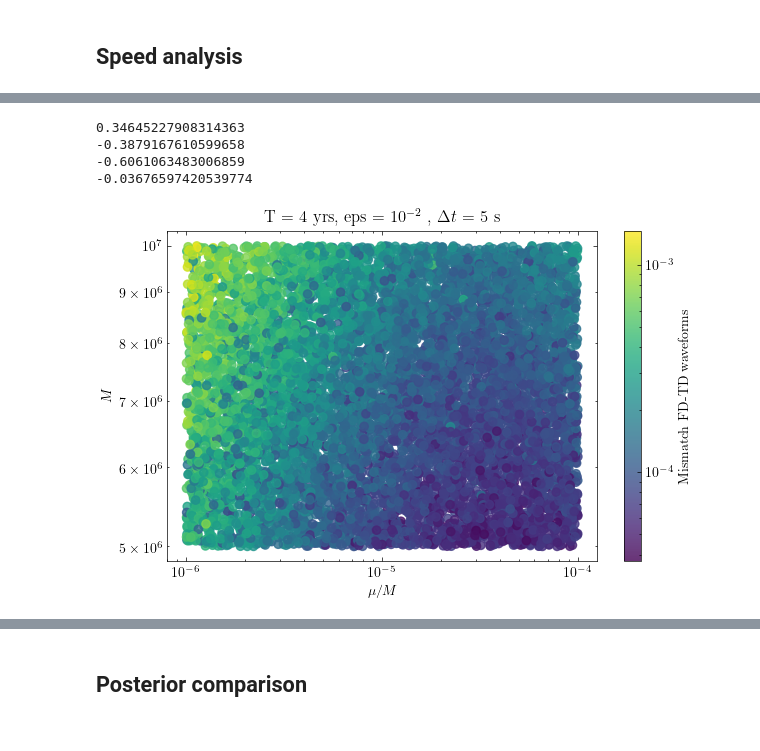
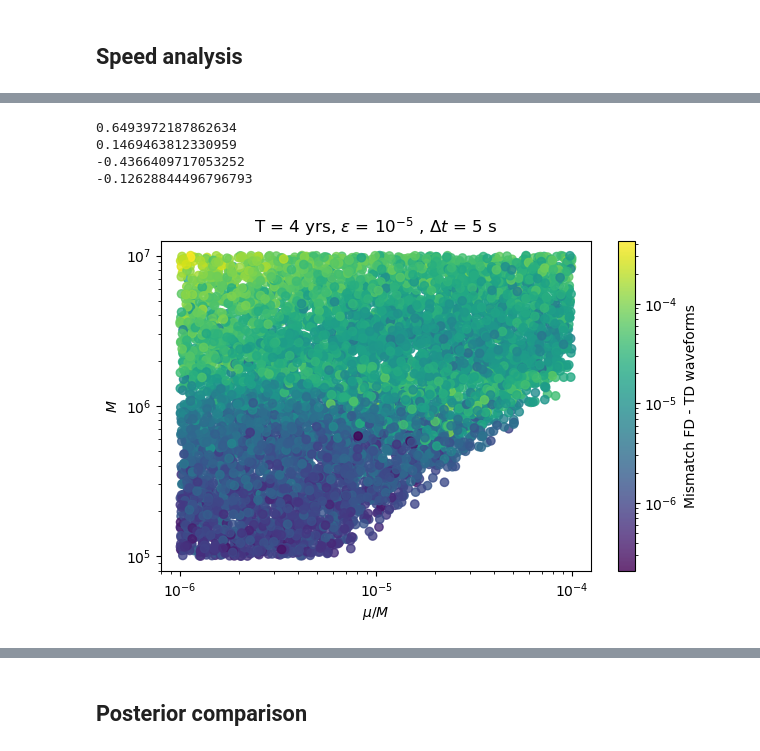
Before and after one commit to lorenzsp/EMRI_FrequencyDomainWaveforms, a Jupyter notebook: single_waveform_analysis.ipynb, the cells around one changed output, grey strips where cells are left out. Saved outputs shown, nothing was run; the diff lists cells and outputs as text; code cells hidden in the pictures.

```diff
--- a/single_waveform_analysis.ipynb
+++ b/single_waveform_analysis.ipynb
@@ -21,7 +21,9 @@ from lisatools.sensitivity import get_sensitivity
 from few.waveform import GenerateEMRIWaveform
 from few.utils.utility import get_mu_at_t
 from few.utils.constants import *
-from few.utils.utility import omp_set_num_threads
+from few.utils.utility import *
+from few.trajectory.inspiral import EMRIInspiral
+traj_module = EMRIInspiral(func="SchwarzEccFlux")
 omp_set_num_threads(1)
 from few.utils.utility import cuda_set_device
 
@@ -218,6 +239,16 @@ mismatch 0.008548027287272886
 # %%
-# from scipy.signal.windows import tukey, hann
-# from FDutils import *
-# window = xp.asarray(hann(len(data_channels_td[0])))
-# sig_fd_windowed = [el[positive_frequency_mask] for el in get_fd_windowed(hf, window)]
+from scipy.signal.windows import tukey, hann, boxcar
+from FDutils import *
+window = xp.asarray(boxcar(len(data_channels_td[0])))
+
+
 # sig_td_windowed = [el[positive_frequency_mask] for el in get_fft_td_windowed(data_channels_td, window, dt)]
+
+fd_kwargs2 = fd_kwargs.copy()
+del fd_kwargs2['eps']
+fd_kwargs2['mode_selection'] = [(2,2,0)]
+hf_220 = few_gen(*emri_injection_params,**fd_kwargs2)
+# sig_fd_windowed = [el[positive_frequency_mask] for el in get_fd_windowed(hf_toconv, window)]
+
+Mism = np.abs(1-inner_product(fft_TD[positive_frequency_mask], hf_220[0], normalize=True, **fd_inner_product_kwargs))
+print("mismatch", Mism)
@@ -382,7 +430,7 @@ plt.show()
 ## Speed analysis
 # %%
 import glob
-files = sorted(glob.glob('results/emri*fixedInsp1*.h5'))
+files = sorted(glob.glob('results/emri*fixedInsp1*prior.h5'))
 # %%
 files
 # %% [output]
@@ -397,6 +445,10 @@ speed_fd_downsampled = []
 injection_pars = []
 dt_T_eps = []
 mismatch = []
+# blackman, hann, nuttall
+mismatch_windowed_b = []
+mismatch_windowed_h = []
+mismatch_windowed_n = []
 mismatch_windowed = []
 SNR = []
 plt.figure(figsize=figsize_std)
@@ -413,7 +465,9 @@ for ff in files:
     SNR.append(dset['SNR'][...])
     injection_pars.append(dset['list_injections'][...])
     mismatch.append(dset['mismatch'][:,0])
-    mismatch_windowed.append(dset['mismatch'][:,1])
+    mismatch_windowed_b.append(dset['mismatch'][:,1])
+    mismatch_windowed_h.append(dset['mismatch'][:,1])
+    mismatch_windowed_n.append(dset['mismatch'][:,1])
     dt_T_eps.append([dset['dt'][...], dset['T'][...], dset['eps'][...] ])
     dset.close()
 
@@ -537,42 +638,42 @@ plt.show()
 # %%
 var=0
 for var in [0,1,3,4]:
-    print(np.corrcoef([injection_pars[ii][:,var], mismatch_windowed[ii]])[0,1] )
+    print(np.corrcoef([injection_pars[ii][:,var], mismatch_windowed_h[ii]])[0,1] )
 # %% [output]
-0.34645227908314363
--0.3879167610599658
--0.6061063483006859
--0.03676597420539774
+0.6493972187862634
+0.1469463812330959
+-0.4366409717053252
+-0.12628844496796793
 # %%
-ii = 2
+ii = 3
 # Generate random data
 x = injection_pars[ii][:,1]/injection_pars[ii][:,0]
 omega = (injection_pars[ii][:,3]/(1-injection_pars[ii][:,4]**2))**(-3/2)/(2*np.pi*MTSUN_SI*injection_pars[ii][:,0])
 y = injection_pars[ii][:,0]#omega#
-z = mismatch_windowed[ii]#speed_td[ii]/speed_fd[ii]
+z = mismatch_windowed_h[ii]#speed_td[ii]/speed_fd[ii]
 
 # Define color scheme
 cmap = plt.get_cmap('viridis')
 colors = cmap(z)
 
 enlarge = 1.2
 # Plot scatter plot with colormap and color bar
 fig, ax = plt.subplots(figsize=(figsize_std[0]*enlarge,figsize_std[1]*enlarge))
-plt.title(f'T = {int(dt_T_eps[ii][1])} yrs, eps = ${as_si(dt_T_eps[ii][2],0)}$ , $\Delta t$ = {int(dt_T_eps[ii][0])} s')
+plt.title(f'T = {int(dt_T_eps[ii][1])} yrs, $\epsilon$ = ${as_si(dt_T_eps[ii][2],0)}$ , $\Delta t$ = {int(dt_T_eps[ii][0])} s')
 
 plt.scatter(x, y, c=z, cmap=cmap, norm=matplotlib.colors.LogNorm(),alpha=0.8)
-plt.colorbar(label='Mismatch FD-TD waveforms')
+plt.colorbar(label='Mismatch FD - TD waveforms')
 # plt.colorbar(label='log10 Mismatch')
 
 # Set axis labels and title
 ax.set_xlabel('$\mu/M$')
 ax.set_ylabel('$M$')
 ax.set_yscale('log')
 ax.set_xscale('log')
 # ax.set_title('Speed up as a function of the parameter spac')
 
 # Show the plot
 plt.savefig('figures/mass_massratio_mismatch.pdf')
 # %% [output]
-[figure, old version]
+[figure, new version]
 # %%
```
Also changed, not shown: parts of 34 cells of this notebook, 13 other files.
